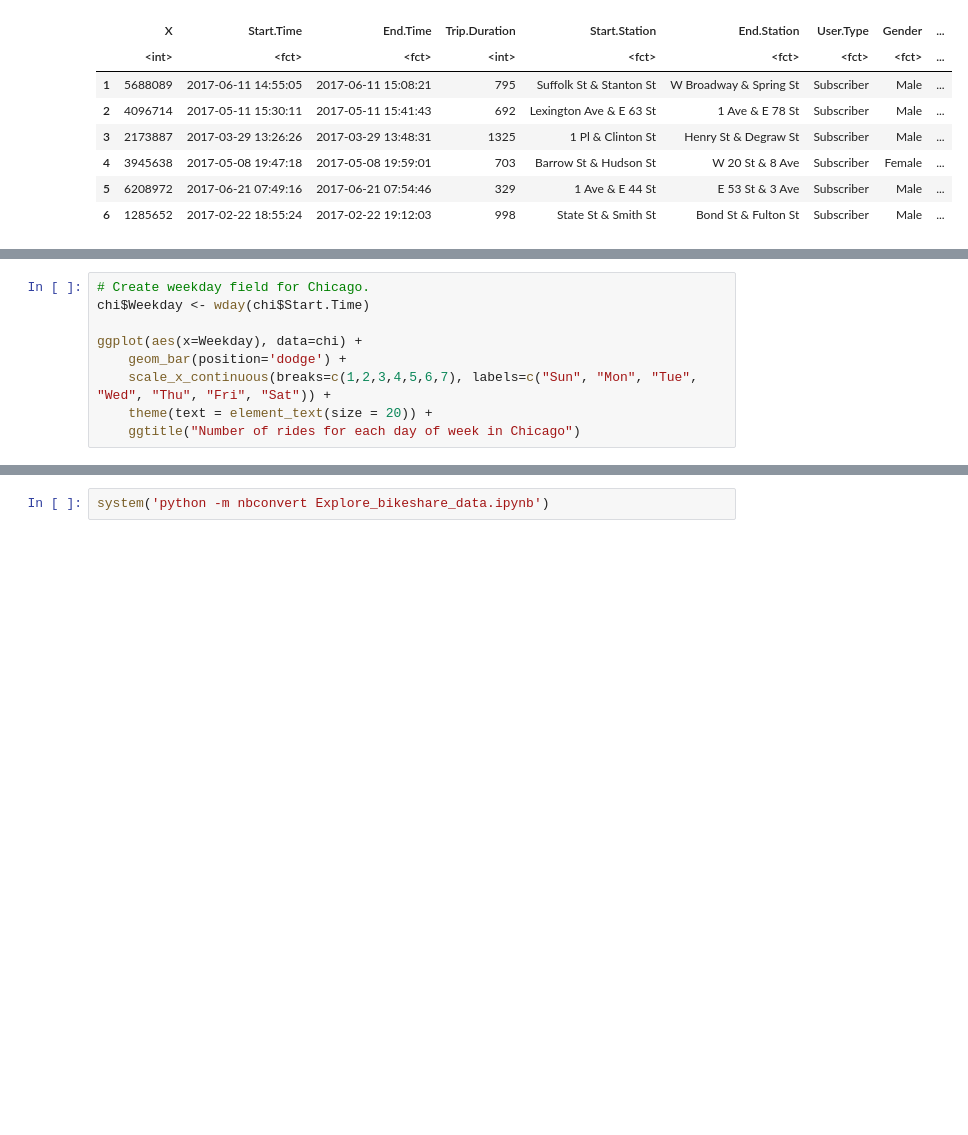
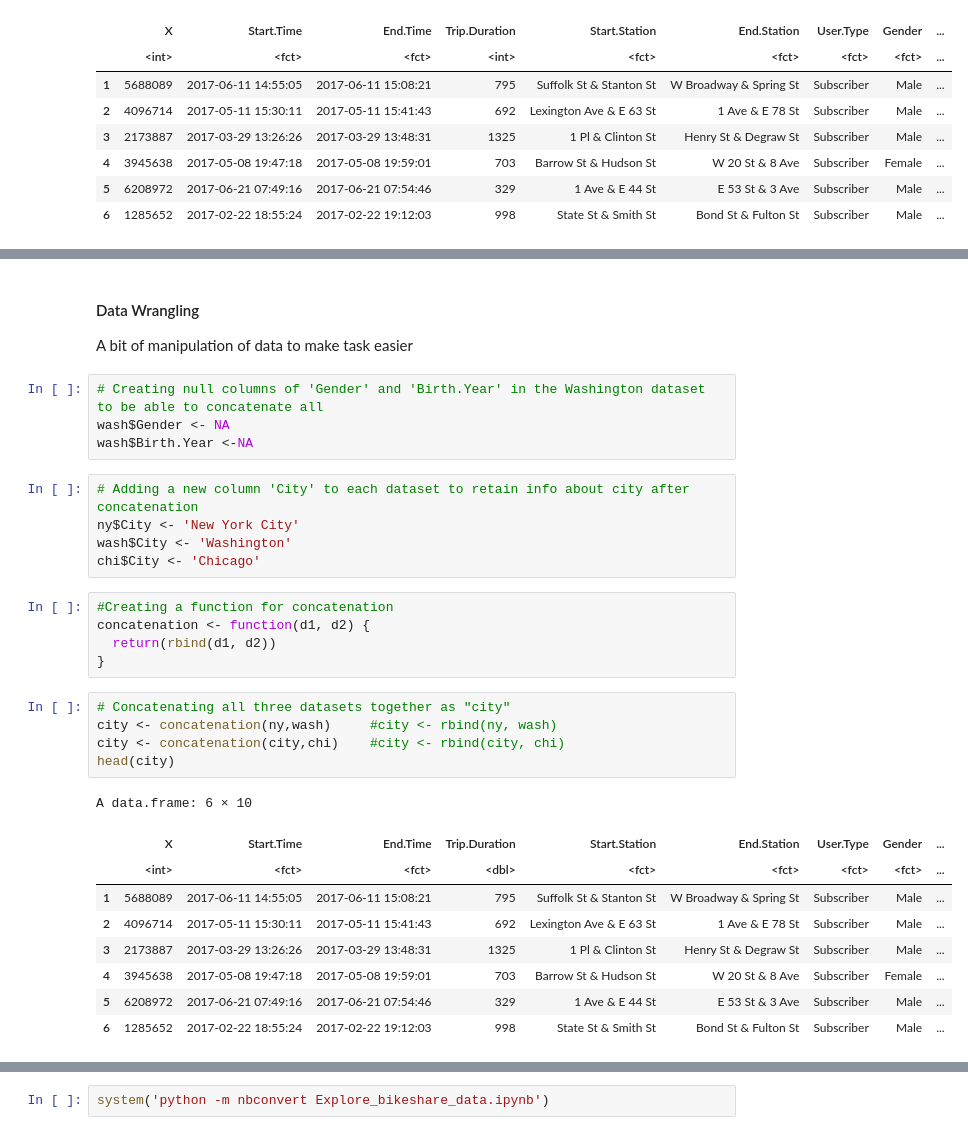
Before and after one commit to James-S-Wood/Udacity_R_Project_JSW, a Jupyter notebook: Udacity_R_Project_JSW.ipynb, the cells around one changed output, grey strips where cells are left out. Drawn from its saved outputs; the diff is of its cells as text; blank space fills up the shorter version.

```diff
--- a/Udacity_R_Project_JSW.ipynb
+++ b/Udacity_R_Project_JSW.ipynb
@@ -126,9 +76,0 @@ The most common day, surprisingly, is Wednesday, and even more curious, it shows
-# %%
-# Create weekday field for Chicago.
-chi$Weekday <- wday(chi$Start.Time)
-
-ggplot(aes(x=Weekday), data=chi) +
-    geom_bar(position='dodge') +
-    scale_x_continuous(breaks=c(1,2,3,4,5,6,7), labels=c("Sun", "Mon", "Tue", "Wed", "Thu", "Fri", "Sat")) +
-    theme(text = element_text(size = 20)) +
-    ggtitle("Number of rides for each day of week in Chicago")
@@ -201,0 +91,33 @@ There are some users inputted invalid birth dates as we see the ages are skewed
+# %% [markdown]
+#### Data Wrangling
+
+A bit of manipulation of data to make task easier
+# %%
+# Creating null columns of 'Gender' and 'Birth.Year' in the Washington dataset to be able to concatenate all
+wash$Gender <- NA
+wash$Birth.Year <-NA
+# %%
+# Adding a new column 'City' to each dataset to retain info about city after concatenation
+ny$City <- 'New York City'
+wash$City <- 'Washington'
+chi$City <- 'Chicago'
+# %%
+#Creating a function for concatenation
+concatenation <- function(d1, d2) {
+  return(rbind(d1, d2))
+}
+# %%
+# Concatenating all three datasets together as "city"
+city <- concatenation(ny,wash)     #city <- rbind(ny, wash)
+city <- concatenation(city,chi)    #city <- rbind(city, chi)
+head(city)
+# %% [output]
+A data.frame: 6 × 10
+|  | X | Start.Time | End.Time | Trip.Duration | Start.Station | End.Station | User.Type | Gender | ... |
+|  | <int> | <fct> | <fct> | <dbl> | <fct> | <fct> | <fct> | <fct> | ... |
+| 1 | 5688089 | 2017-06-11 14:55:05 | 2017-06-11 15:08:21 | 795 | Suffolk St & Stanton St | W Broadway & Spring St | Subscriber | Male | ... |
+| 2 | 4096714 | 2017-05-11 15:30:11 | 2017-05-11 15:41:43 | 692 | Lexington Ave & E 63 St | 1 Ave & E 78 St | Subscriber | Male | ... |
+| 3 | 2173887 | 2017-03-29 13:26:26 | 2017-03-29 13:48:31 | 1325 | 1 Pl & Clinton St | Henry St & Degraw St | Subscriber | Male | ... |
+| 4 | 3945638 | 2017-05-08 19:47:18 | 2017-05-08 19:59:01 | 703 | Barrow St & Hudson St | W 20 St & 8 Ave | Subscriber | Female | ... |
+| 5 | 6208972 | 2017-06-21 07:49:16 | 2017-06-21 07:54:46 | 329 | 1 Ave & E 44 St | E 53 St & 3 Ave | Subscriber | Male | ... |
+| 6 | 1285652 | 2017-02-22 18:55:24 | 2017-02-22 19:12:03 | 998 | State St & Smith St | Bond St & Fulton St | Subscriber | Male | ... |
```
Also changed, not shown: parts of 50 cells of this notebook.
